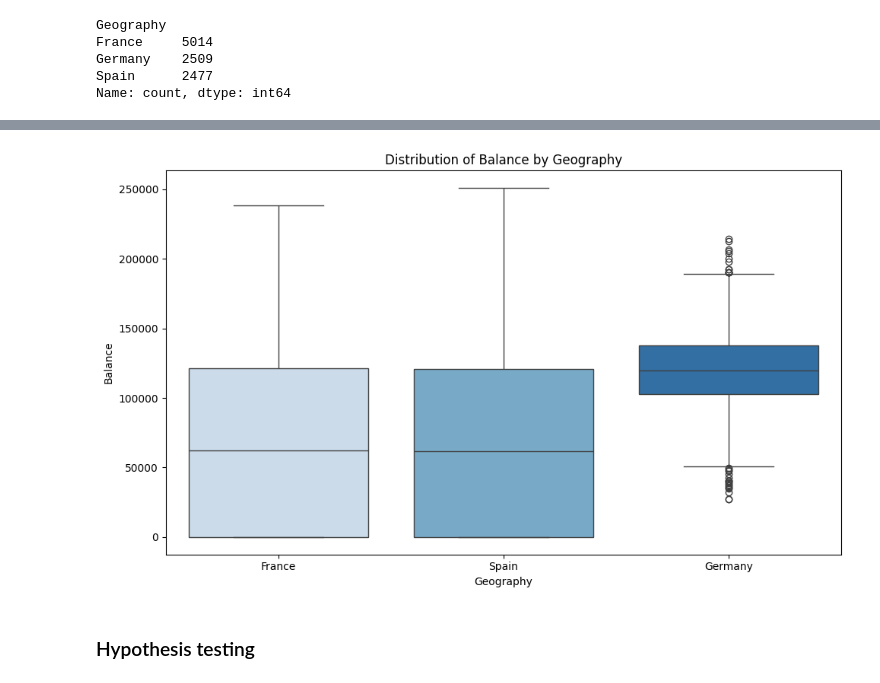
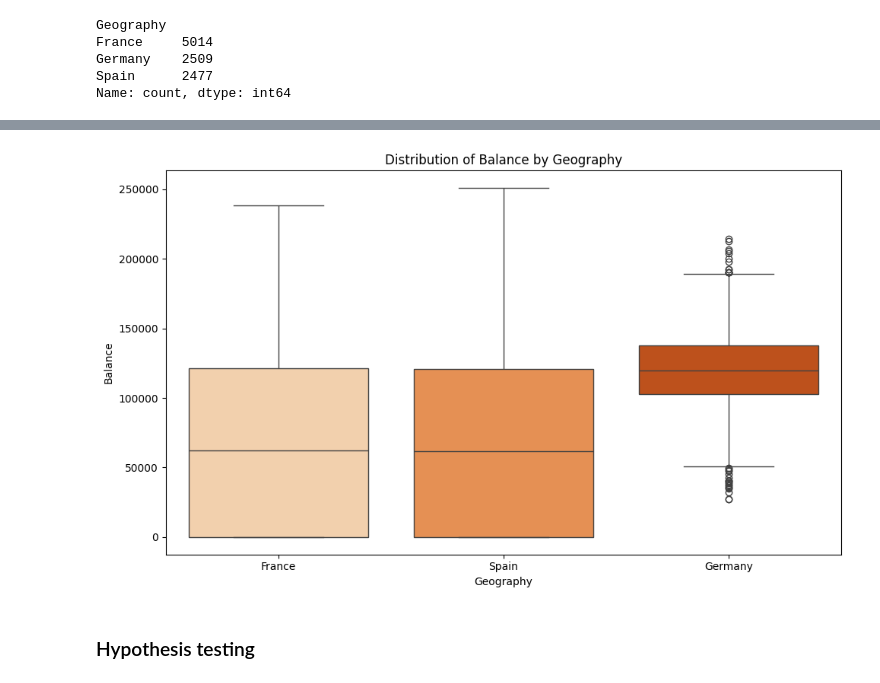
Before and after one commit to Loredane-2024/final-project, a Jupyter notebook: notebooks/final_project.ipynb, the cells around one changed output, grey strips where cells are left out. Saved outputs shown, nothing was run; the diff lists cells and outputs as text; code cells hidden in the pictures.

```diff
--- a/notebooks/final_project.ipynb
+++ b/notebooks/final_project.ipynb
@@ -266,14 +283,14 @@ plt.show()
 # %%
-sns.set_palette("Blues")
+sns.set_palette("Oranges")
 
 # Distribution of Balance by Geography
 plt.figure(figsize=(10, 6))
-sns.boxplot(x="Geography", y="Balance", data=df_churn,hue= "Geography", legend= False, palette="Blues")
+sns.boxplot(x="Geography", y="Balance", data=df_churn,hue= "Geography", legend= False, palette="Oranges")
 plt.title("Distribution of Balance by Geography")
 plt.tight_layout()
 plt.show()
 # %% [output]
-[figure, old version]
+[figure, new version]
 # %% [markdown]
 ### Hypothesis testing
 # %% [markdown]
```
Also changed, not shown: parts of 40 cells of this notebook, 18 other files.
